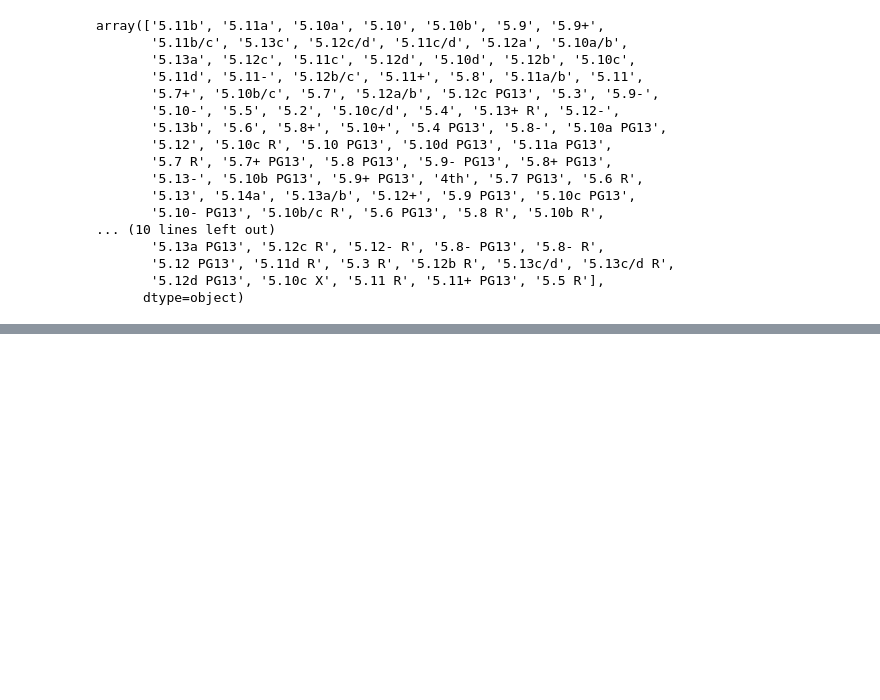
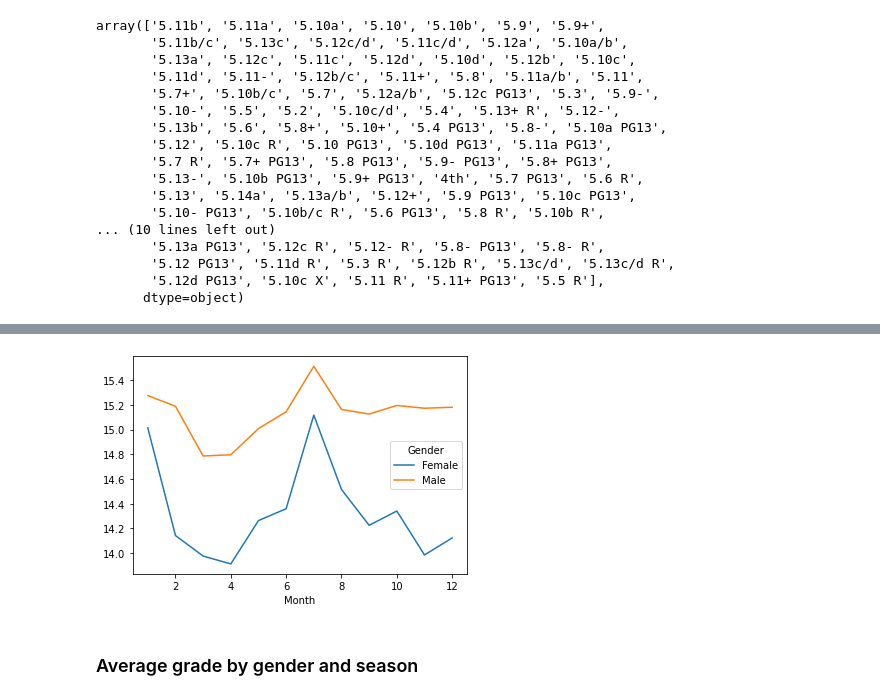
Before and after one commit to kaitlyn-k-zeichick/Project5, a Jupyter notebook: EDA.ipynb, the cells around one changed output, grey strips where cells are left out. Cells and saved outputs as stored; diff of their text form; code cells hidden in the pictures; blank space fills up the shorter version.

```diff
--- a/EDA.ipynb
+++ b/EDA.ipynb
@@ -105,0 +286,3 @@ array(['5.11b', '5.11a', '5.10a', '5.10', '5.10b', '5.9', '5.9+',
+# %%
+# Add a new column that shows the maximum grade climbed that month
+df_sport['max_month'] = df_sport.groupby(['Name', 'month_year']).numerical_difficulty.transform('max')
@@ -105,0 +359,3 @@ array(['5.11b', '5.11a', '5.10a', '5.10', '5.10b', '5.9', '5.9+',
+# %%
+# Add a new column that shows the average grade climbed that month
+df_sport['avg_month'] = df_sport.groupby(['Name', 'month_year']).numerical_difficulty.transform('mean')
@@ -105,0 +385,3 @@ array(['5.11b', '5.11a', '5.10a', '5.10', '5.10b', '5.9', '5.9+',
+# %%
+# Add a new column that shows the number of ticks climbed that month
+df_sport['sport_ticks_this_month'] = df_sport.groupby(['Name', 'month_year']).month_year.transform('count')
@@ -105,0 +459,5 @@ array(['5.11b', '5.11a', '5.10a', '5.10', '5.10b', '5.9', '5.9+',
+# %%
+# pivot table of max climb with rows=month and cols as male or female
+pt = df_sport.pivot_table(index='Month', columns='Gender', values='max_month')
+pt = pt.drop(columns=['Genderqueer', 'Unknown'])
+pt
@@ -105,0 +479,7 @@ array(['5.11b', '5.11a', '5.10a', '5.10', '5.10b', '5.9', '5.9+',
+# %%
+# plot max climb by month and gender
+pt.plot();
+# %% [output]
+[figure, added]
+# %% [markdown]
+### Average grade by gender and season
```
Also changed, not shown: parts of 167 cells of this notebook, 2 other files.
